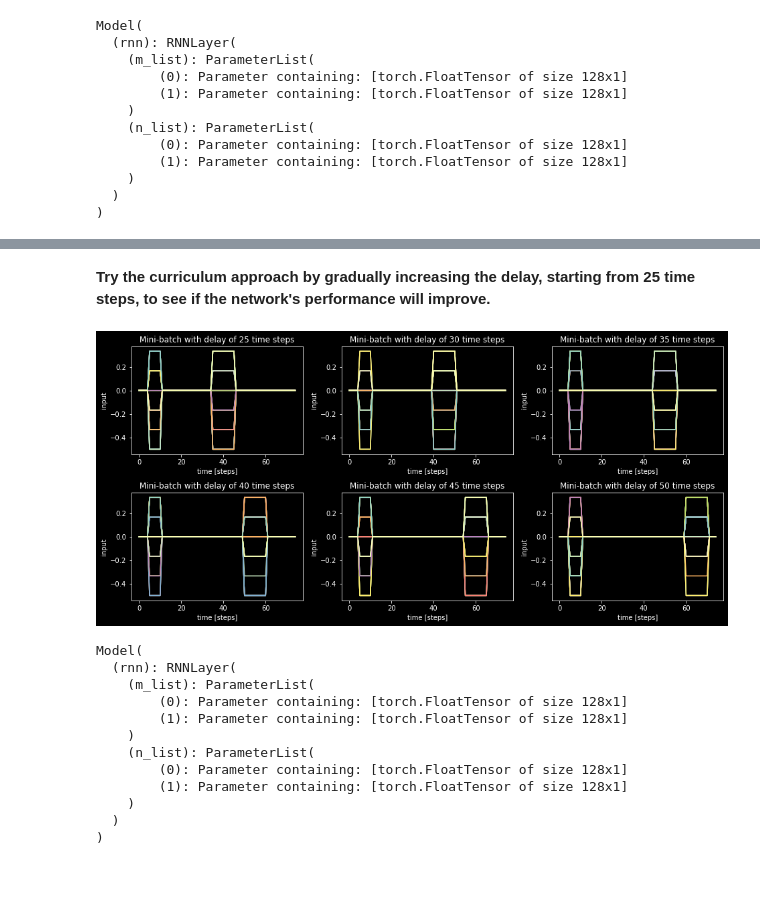
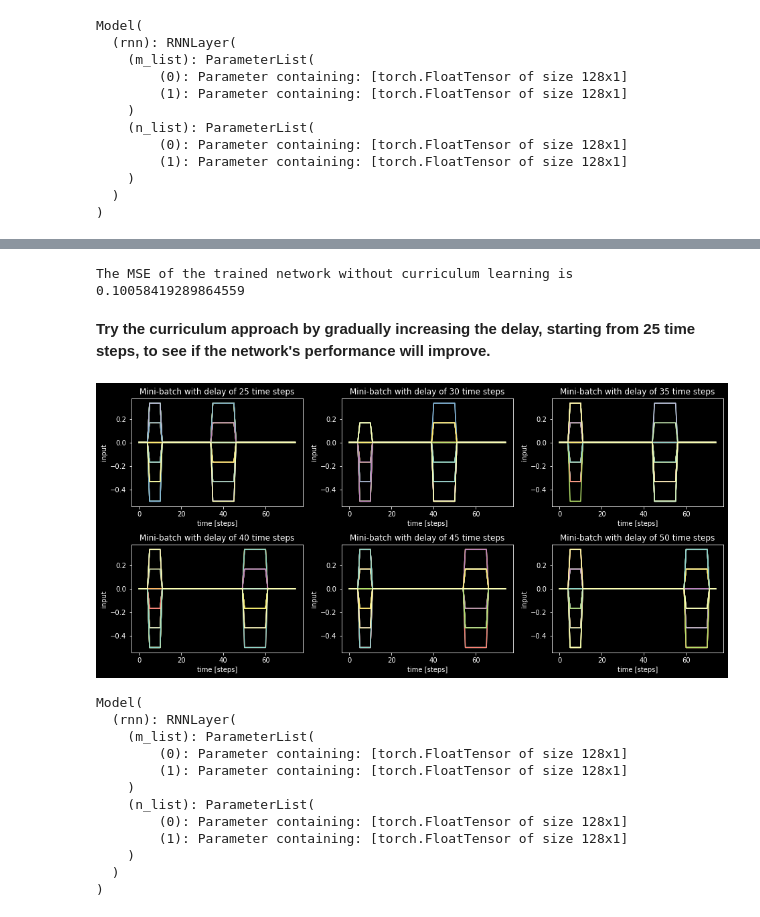
Before and after one commit to nguyen-td/Low-rank-RNN, a Jupyter notebook: dm_project.ipynb, the cells around one changed output, grey strips where cells are left out. Drawn from its saved outputs; the diff is of its cells as text; code cells hidden in the pictures; blank space fills up the shorter version.

```diff
--- a/dm_project.ipynb
+++ b/dm_project.ipynb
@@ -607,3 +681,8 @@ plt.show()
+# %%
+mse_PM = get_mse_PM(y_PM, z_log_PM)
+print(f'The MSE of the trained network without curriculum learning is {mse_PM}')
+# %% [output]
+The MSE of the trained network without curriculum learning is 0.10058419289864559
 # %% [markdown]
 __Try the curriculum approach by gradually increasing the delay, starting from 25 time steps, to see if the network's performance will improve.__
 # %%
@@ -624,25 +703,25 @@ Create a new data set to train the network using curriculum learning starting fr
 by 5 steps after each minibatch. Therefore, 5 minibatches (each of size 32) are created to eventually arrive at a delay of
 50 time steps which corresponds to the "original" delay.
 '''
-n_batches_curr = 6
+n_minibatches = 6
 trial_size = batch_size
-U_PM_curr = torch.zeros(n_batches_curr, batch_size, t_step)
-y_PM_curr = torch.zeros(n_batches_curr, batch_size)
+U_PM_curr = torch.zeros(n_minibatches, batch_size, t_step)
+y_PM_curr = torch.zeros(n_minibatches, batch_size)
 
 for delay_step in range(6):
     U_PM_curr[delay_step], y_PM_curr[delay_step] = generate_data_PM(f_min, f_max, trial_size, t_step, curriculum=True,
                                                                     delay_step=5*delay_step)
 # %%
-fig, axs = plt.subplots(2, 3, figsize = (13, n_batches_curr), constrained_layout = True)
+fig, axs = plt.subplots(2, 3, figsize = (13, n_minibatches), constrained_layout = True)
 
 for i, ax in enumerate(axs.flatten()):
     plt.sca(ax)
     plt.plot(U_PM_curr[i].T)
     plt.title(f'Mini-batch with delay of {(i*5)+25} time steps')
     plt.xlabel('time [steps]')
     plt.ylabel('input')
 # %% [output]
-[figure, old version]
+[figure, new version]
 # %%
 # We need to create a new model, otherwise the parameters of the already trained model are used.
 model_PM_curr = Model(input_size, hidden_size, rank)
```
Also changed, not shown: parts of 52 cells of this notebook.
